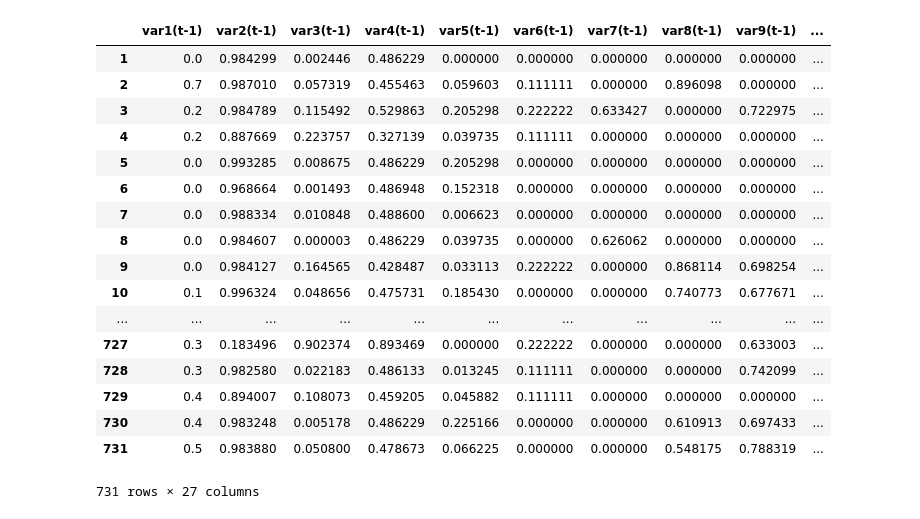
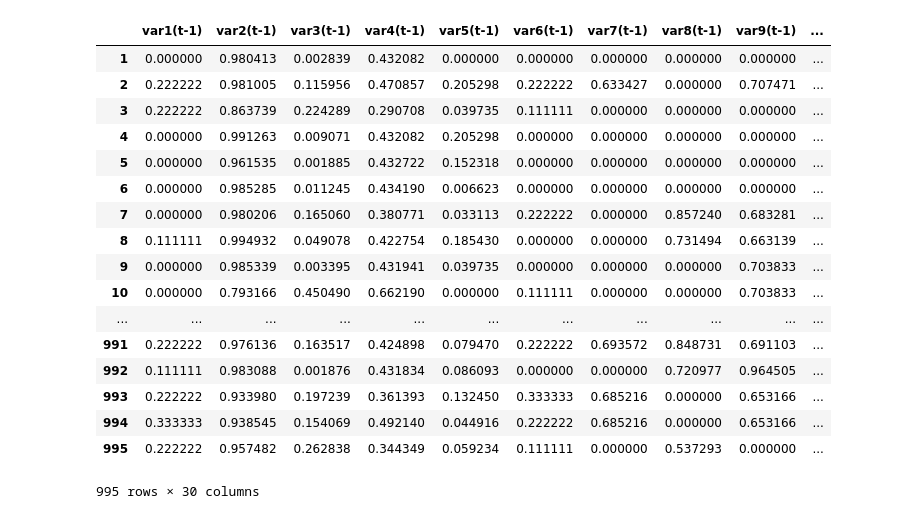
Before and after one commit to xujenna/thesis_explorations, a Jupyter notebook: life_support/predictor/LSTM_predictor/LSTM_RNN_stress_predictor_no_reporterDF.ipynb, the cells around one changed output. Saved outputs shown, nothing was run; the diff lists cells and outputs as text; code cells hidden in the pictures.

```diff
--- a/life_support/predictor/LSTM_predictor/LSTM_RNN_stress_predictor_no_reporterDF.ipynb
+++ b/life_support/predictor/LSTM_predictor/LSTM_RNN_stress_predictor_no_reporterDF.ipynb
@@ -3,7 +3,7 @@
 
 from sklearn.externals import joblib
 
-finalMergedDF = joblib.load('finalMergedDF_noOutputs_stress.pkl')
+finalMergedDF = joblib.load('noOutputsStressDF.pkl')
 
 from sklearn.model_selection import train_test_split
 from sklearn.preprocessing import LabelEncoder
@@ -40,65 +40,59 @@ def series_to_supervised(data, n_in=1, n_out=1, dropnan=True):
 	# forecast sequence (t, t+1, ... t+n)
 	for i in range(0, n_out):
 		cols.append(df.shift(-i))
 		if i == 0:
 			names += [('var%d(t)' % (j+1)) for j in range(n_vars)]
 		else:
 			names += [('var%d(t+%d)' % (j+1, i)) for j in range(n_vars)]
 	# put it all together
 	agg = concat(cols, axis=1)
 	agg.columns = names
 	# drop rows with NaN values
 	if dropnan:
 		agg.dropna(inplace=True)
 	return agg
 
 del finalMergedDF['time']
-# del finalMergedDF['Analytical_score']
-# del finalMergedDF['Confident_score']
-# del finalMergedDF['backspace_count']
-# del finalMergedDF['avg_dwelltime']
-# del finalMergedDF['avg_attention']
-# del finalMergedDF['avg_engagement']
-# del finalMergedDF['avg_valence']
-# del finalMergedDF['windows_created']
-
+del finalMergedDF['index']
 
 cols = list(finalMergedDF)
 cols.insert(0, cols.pop(cols.index('stress')))
 finalMergedDF = finalMergedDF.loc[:,cols]
 
 values = finalMergedDF.values
 values = values.astype('float32')
 scaler = MinMaxScaler(feature_range=(0,1))
 scaled = scaler.fit_transform(values)
-scaler_later = scaler.fit(values)
-
-joblib.dump(scaler_later, 'scaler_stress_morale.pkl')
 
 reframed = series_to_supervised(scaled, 1,1)
-reframed.drop(reframed.columns[[27,28,29,30,31,32,33,34,35,36,37,38,39,40,41,42,43,44,45,46,47,48,49,50,51]], axis=1, inplace=True)
+reframed.drop(reframed.columns[[30,31,32,33,34,35,36,37,38,39,40,41,42,43,44,45,46,47,48,49,50,51,52,53,54,55,56,57]], axis=1, inplace=True)
+# reframed
 
-# reframed.drop(reframed.columns[[19,20,21,22,23,24,25,26,27,28,29,30,31,32,33,34,35]], axis=1, inplace=True)
-reframed
+# values = finalMergedDF.values
+# values = values.astype('float32')
+# scaler = MinMaxScaler(feature_range=(0,1))
+# scaled = scaler.fit_transform(values)
+scaler_later = scaler.fit(values)
+joblib.dump(scaler_later, 'scaler_stress.pkl')
 # %% [output]
 |  | var1(t-1) | var2(t-1) | var3(t-1) | var4(t-1) | var5(t-1) | var6(t-1) | var7(t-1) | var8(t-1) | var9(t-1) | ... |
-| 1 | 0.0 | 0.984299 | 0.002446 | 0.486229 | 0.000000 | 0.000000 | 0.000000 | 0.000000 | 0.000000 | ... |
-| 2 | 0.7 | 0.987010 | 0.057319 | 0.455463 | 0.059603 | 0.111111 | 0.000000 | 0.896098 | 0.000000 | ... |
-| 3 | 0.2 | 0.984789 | 0.115492 | 0.529863 | 0.205298 | 0.222222 | 0.633427 | 0.000000 | 0.722975 | ... |
-| 4 | 0.2 | 0.887669 | 0.223757 | 0.327139 | 0.039735 | 0.111111 | 0.000000 | 0.000000 | 0.000000 | ... |
-| 5 | 0.0 | 0.993285 | 0.008675 | 0.486229 | 0.205298 | 0.000000 | 0.000000 | 0.000000 | 0.000000 | ... |
-| 6 | 0.0 | 0.968664 | 0.001493 | 0.486948 | 0.152318 | 0.000000 | 0.000000 | 0.000000 | 0.000000 | ... |
-| 7 | 0.0 | 0.988334 | 0.010848 | 0.488600 | 0.006623 | 0.000000 | 0.000000 | 0.000000 | 0.000000 | ... |
-| 8 | 0.0 | 0.984607 | 0.000003 | 0.486229 | 0.039735 | 0.000000 | 0.626062 | 0.000000 | 0.000000 | ... |
-| 9 | 0.0 | 0.984127 | 0.164565 | 0.428487 | 0.033113 | 0.222222 | 0.000000 | 0.868114 | 0.698254 | ... |
-| 10 | 0.1 | 0.996324 | 0.048656 | 0.475731 | 0.185430 | 0.000000 | 0.000000 | 0.740773 | 0.677671 | ... |
+| 1 | 0.000000 | 0.980413 | 0.002839 | 0.432082 | 0.000000 | 0.000000 | 0.000000 | 0.000000 | 0.000000 | ... |
+| 2 | 0.222222 | 0.981005 | 0.115956 | 0.470857 | 0.205298 | 0.222222 | 0.633427 | 0.000000 | 0.707471 | ... |
+| 3 | 0.222222 | 0.863739 | 0.224289 | 0.290708 | 0.039735 | 0.111111 | 0.000000 | 0.000000 | 0.000000 | ... |
+| 4 | 0.000000 | 0.991263 | 0.009071 | 0.432082 | 0.205298 | 0.000000 | 0.000000 | 0.000000 | 0.000000 | ... |
+| 5 | 0.000000 | 0.961535 | 0.001885 | 0.432722 | 0.152318 | 0.000000 | 0.000000 | 0.000000 | 0.000000 | ... |
+| 6 | 0.000000 | 0.985285 | 0.011245 | 0.434190 | 0.006623 | 0.000000 | 0.000000 | 0.000000 | 0.000000 | ... |
+| 7 | 0.000000 | 0.980206 | 0.165060 | 0.380771 | 0.033113 | 0.222222 | 0.000000 | 0.857240 | 0.683281 | ... |
+| 8 | 0.111111 | 0.994932 | 0.049078 | 0.422754 | 0.185430 | 0.000000 | 0.000000 | 0.731494 | 0.663139 | ... |
+| 9 | 0.000000 | 0.985339 | 0.003395 | 0.431941 | 0.039735 | 0.000000 | 0.000000 | 0.000000 | 0.703833 | ... |
+| 10 | 0.000000 | 0.793166 | 0.450490 | 0.662190 | 0.000000 | 0.111111 | 0.000000 | 0.000000 | 0.703833 | ... |
 | ... | ... | ... | ... | ... | ... | ... | ... | ... | ... | ... |
-| 727 | 0.3 | 0.183496 | 0.902374 | 0.893469 | 0.000000 | 0.222222 | 0.000000 | 0.000000 | 0.633003 | ... |
-| 728 | 0.3 | 0.982580 | 0.022183 | 0.486133 | 0.013245 | 0.111111 | 0.000000 | 0.000000 | 0.742099 | ... |
-| 729 | 0.4 | 0.894007 | 0.108073 | 0.459205 | 0.045882 | 0.111111 | 0.000000 | 0.000000 | 0.000000 | ... |
-| 730 | 0.4 | 0.983248 | 0.005178 | 0.486229 | 0.225166 | 0.000000 | 0.000000 | 0.610913 | 0.697433 | ... |
-| 731 | 0.5 | 0.983880 | 0.050800 | 0.478673 | 0.066225 | 0.000000 | 0.000000 | 0.548175 | 0.788319 | ... |
+| 991 | 0.222222 | 0.976136 | 0.163517 | 0.424898 | 0.079470 | 0.222222 | 0.693572 | 0.848731 | 0.691103 | ... |
+| 992 | 0.111111 | 0.983088 | 0.001876 | 0.431834 | 0.086093 | 0.000000 | 0.000000 | 0.720977 | 0.964505 | ... |
+| 993 | 0.222222 | 0.933980 | 0.197239 | 0.361393 | 0.132450 | 0.333333 | 0.685216 | 0.000000 | 0.653166 | ... |
+| 994 | 0.333333 | 0.938545 | 0.154069 | 0.492140 | 0.044916 | 0.222222 | 0.685216 | 0.000000 | 0.653166 | ... |
+| 995 | 0.222222 | 0.957482 | 0.262838 | 0.344349 | 0.059234 | 0.111111 | 0.000000 | 0.537293 | 0.000000 | ... |
-731 rows × 27 columns
+995 rows × 30 columns
 # %%
 from google.colab import files
 files.download('scaler_stress_morale.pkl')
```
Also changed, not shown: parts of 4 cells of this notebook, 31 other files.
